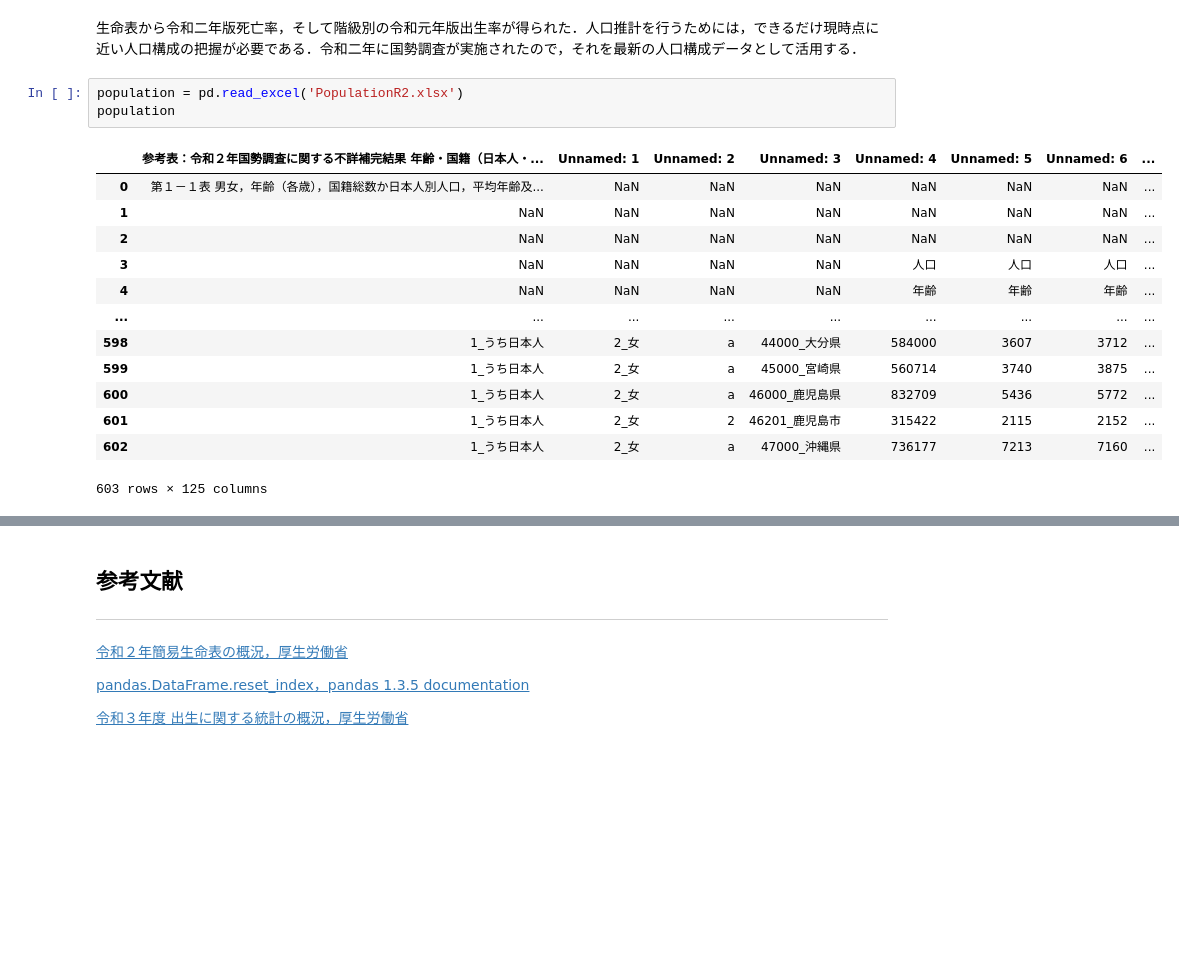
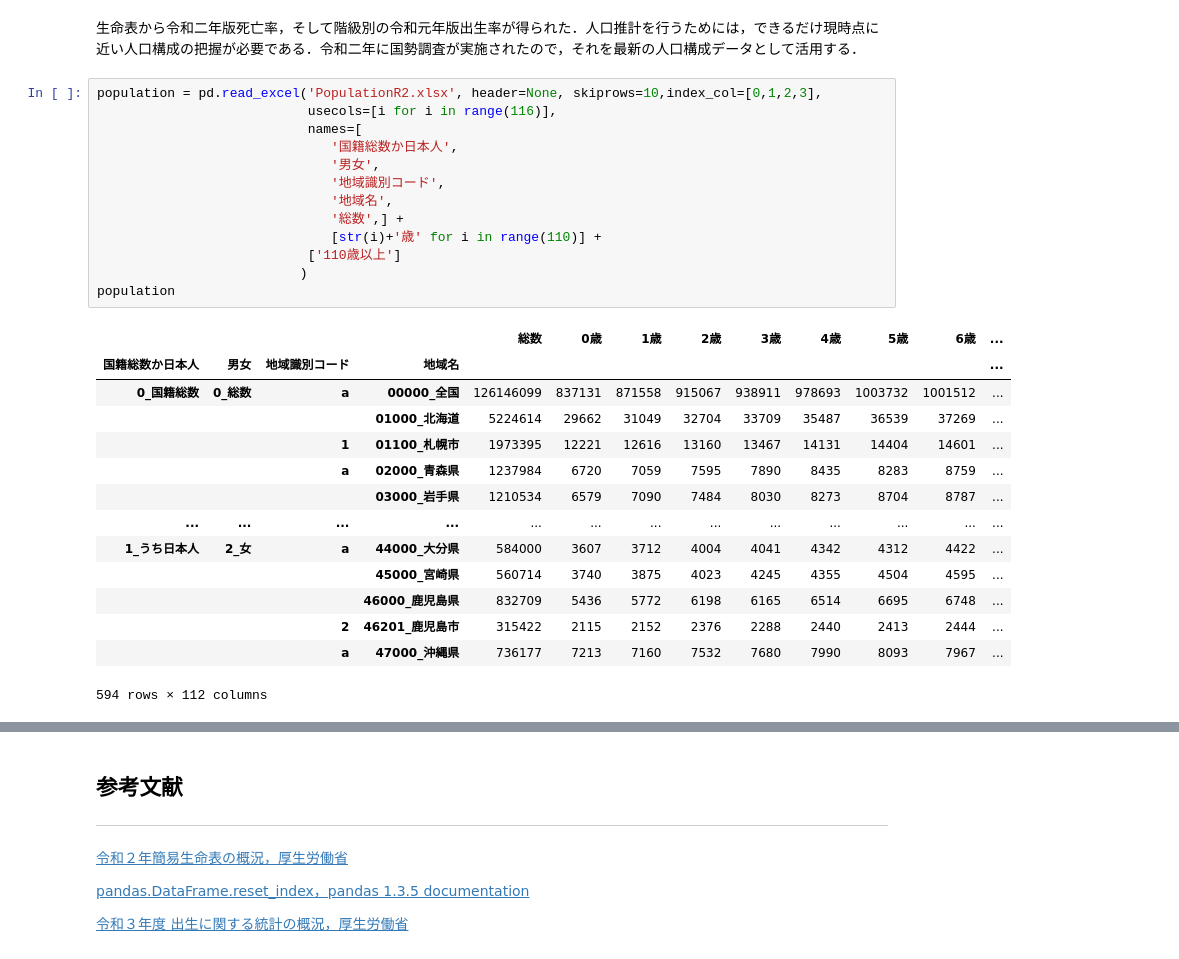
Before and after one commit to kiyoyoki/populationEstimation, a Jupyter notebook: populationEstimation.ipynb, the cells around one changed output, grey strips where cells are left out. Drawn from its saved outputs; the diff is of its cells as text; blank space fills up the shorter version.

```diff
--- a/populationEstimation.ipynb
+++ b/populationEstimation.ipynb
@@ -258,19 +258,30 @@ Name: 1, dtype: object
 # %% [markdown]
 生命表から令和二年版死亡率，そして階級別の令和元年版出生率が得られた．人口推計を行うためには，できるだけ現時点に近い人口構成の把握が必要である．令和二年に国勢調査が実施されたので，それを最新の人口構成データとして活用する．
 # %%
-population = pd.read_excel('PopulationR2.xlsx')
+population = pd.read_excel('PopulationR2.xlsx', header=None, skiprows=10,index_col=[0,1,2,3],
+                           usecols=[i for i in range(116)],
+                           names=[
+                              '国籍総数か日本人',
+                              '男女',
+                              '地域識別コード',
+                              '地域名',
+                              '総数',] +
+                              [str(i)+'歳' for i in range(110)] +
+                           ['110歳以上']
+                          )
 population
 # %% [output]
-|  | 参考表：令和２年国勢調査に関する不詳補完結果 年齢・国籍（日本人・... | Unnamed: 1 | Unnamed: 2 | Unnamed: 3 | Unnamed: 4 | Unnamed: 5 | Unnamed: 6 | ... |
-| 0 | 第１－１表 男女，年齢（各歳），国籍総数か日本人別人口，平均年齢及... | NaN | NaN | NaN | NaN | NaN | NaN | ... |
-| 1 | NaN | NaN | NaN | NaN | NaN | NaN | NaN | ... |
-| 2 | NaN | NaN | NaN | NaN | NaN | NaN | NaN | ... |
-| 3 | NaN | NaN | NaN | NaN | 人口 | 人口 | 人口 | ... |
-| 4 | NaN | NaN | NaN | NaN | 年齢 | 年齢 | 年齢 | ... |
-| ... | ... | ... | ... | ... | ... | ... | ... | ... |
-| 598 | 1_うち日本人 | 2_女 | a | 44000_大分県 | 584000 | 3607 | 3712 | ... |
-| 599 | 1_うち日本人 | 2_女 | a | 45000_宮崎県 | 560714 | 3740 | 3875 | ... |
-| 600 | 1_うち日本人 | 2_女 | a | 46000_鹿児島県 | 832709 | 5436 | 5772 | ... |
-| 601 | 1_うち日本人 | 2_女 | 2 | 46201_鹿児島市 | 315422 | 2115 | 2152 | ... |
-| 602 | 1_うち日本人 | 2_女 | a | 47000_沖縄県 | 736177 | 7213 | 7160 | ... |
+|  |  |  |  | 総数 | 0歳 | 1歳 | 2歳 | 3歳 | 4歳 | 5歳 | 6歳 | ... |
+| 国籍総数か日本人 | 男女 | 地域識別コード | 地域名 |  |  |  |  |  |  |  |  | ... |
+| 0_国籍総数 | 0_総数 | a | 00000_全国 | 126146099 | 837131 | 871558 | 915067 | 938911 | 978693 | 1003732 | 1001512 | ... |
+|  |  |  | 01000_北海道 | 5224614 | 29662 | 31049 | 32704 | 33709 | 35487 | 36539 | 37269 | ... |
+|  |  | 1 | 01100_札幌市 | 1973395 | 12221 | 12616 | 13160 | 13467 | 14131 | 14404 | 14601 | ... |
+|  |  | a | 02000_青森県 | 1237984 | 6720 | 7059 | 7595 | 7890 | 8435 | 8283 | 8759 | ... |
+|  |  |  | 03000_岩手県 | 1210534 | 6579 | 7090 | 7484 | 8030 | 8273 | 8704 | 8787 | ... |
+| ... | ... | ... | ... | ... | ... | ... | ... | ... | ... | ... | ... | ... |
+| 1_うち日本人 | 2_女 | a | 44000_大分県 | 584000 | 3607 | 3712 | 4004 | 4041 | 4342 | 4312 | 4422 | ... |
+|  |  |  | 45000_宮崎県 | 560714 | 3740 | 3875 | 4023 | 4245 | 4355 | 4504 | 4595 | ... |
+|  |  |  | 46000_鹿児島県 | 832709 | 5436 | 5772 | 6198 | 6165 | 6514 | 6695 | 6748 | ... |
+|  |  | 2 | 46201_鹿児島市 | 315422 | 2115 | 2152 | 2376 | 2288 | 2440 | 2413 | 2444 | ... |
+|  |  | a | 47000_沖縄県 | 736177 | 7213 | 7160 | 7532 | 7680 | 7990 | 8093 | 7967 | ... |
-603 rows × 125 columns
+594 rows × 112 columns
```
Also changed, not shown: parts of 2 cells of this notebook.
